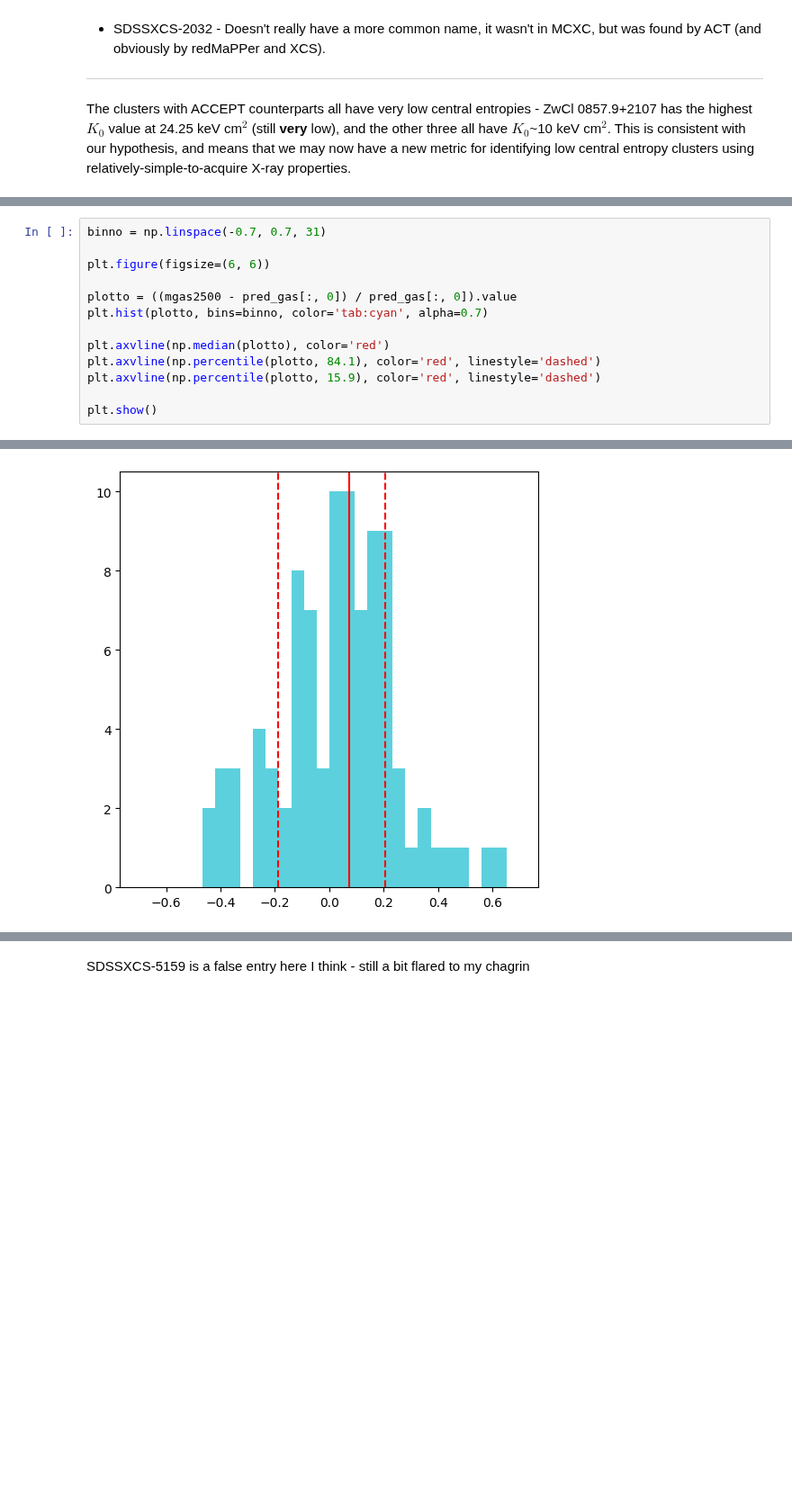
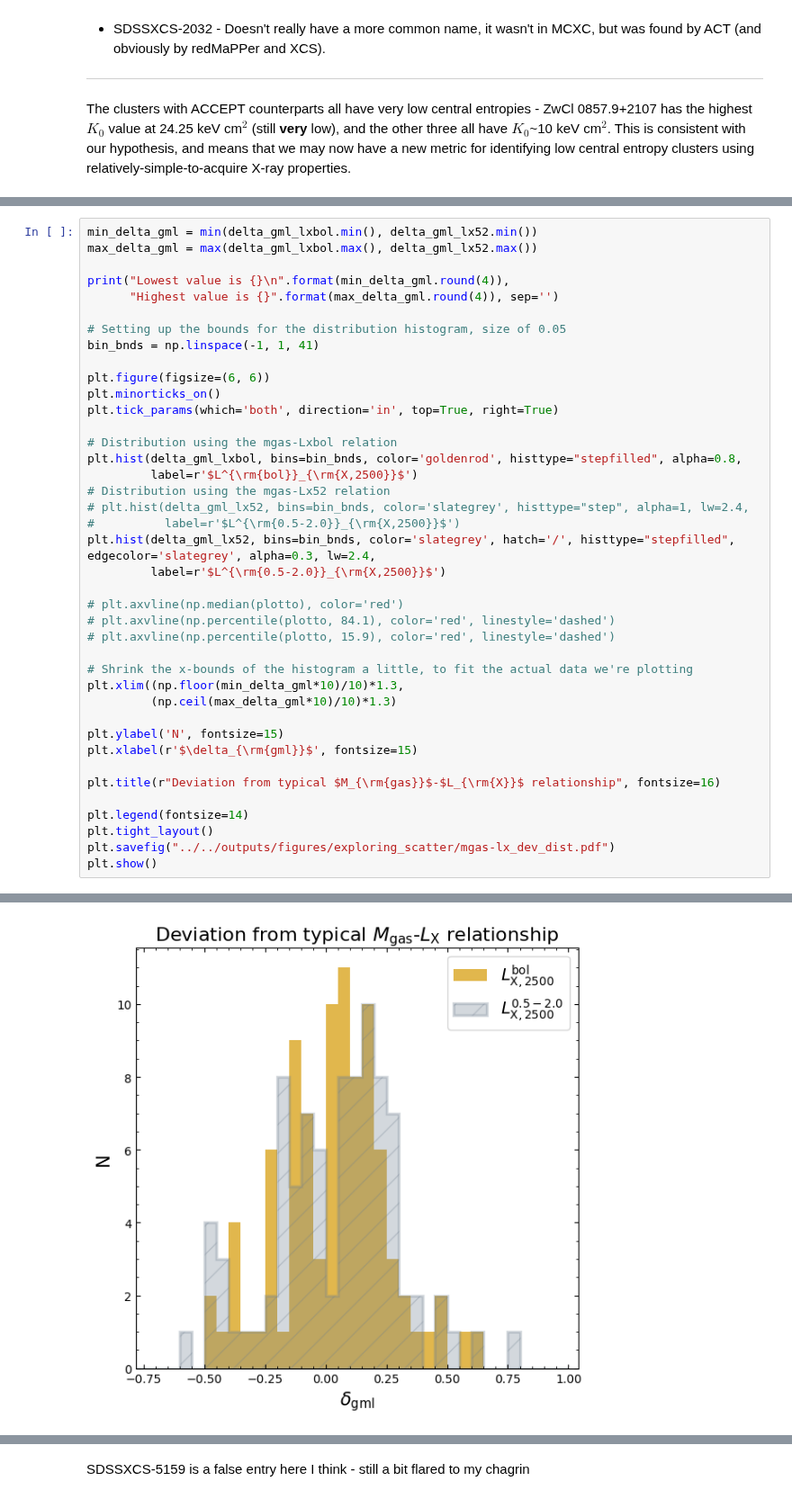
Before and after one commit to DavidT3/XCS-Mass-II-Analysis, a Jupyter notebook: notebooks/exploring_scatter/gasmass-Lx_as_scatter_diagnostic.ipynb, the cells around one changed output, grey strips where cells are left out. Shown at 90% size. Saved outputs shown, nothing was run; the diff lists cells and outputs as text; blank space fills up the shorter version.

Commit message:
Added a nice figure with the distribution of deviations from the mgas-lx relations

```diff
--- a/notebooks/exploring_scatter/gasmass-Lx_as_scatter_diagnostic.ipynb
+++ b/notebooks/exploring_scatter/gasmass-Lx_as_scatter_diagnostic.ipynb
@@ -221,14 +231,41 @@ pred_gas = mgas2500_lxbol_2500.predict(mgas2500_lxbol_2500.x_data[:, 0], x_error
 # %%
-binno = np.linspace(-0.7, 0.7, 31)
+min_delta_gml = min(delta_gml_lxbol.min(), delta_gml_lx52.min())
+max_delta_gml = max(delta_gml_lxbol.max(), delta_gml_lx52.max())
+
+print("Lowest value is {}\n".format(min_delta_gml.round(4)),
+      "Highest value is {}".format(max_delta_gml.round(4)), sep='')
+
+# Setting up the bounds for the distribution histogram, size of 0.05
+bin_bnds = np.linspace(-1, 1, 41)
 
 plt.figure(figsize=(6, 6))
+plt.minorticks_on()
+plt.tick_params(which='both', direction='in', top=True, right=True)
 
-plotto = ((mgas2500 - pred_gas[:, 0]) / pred_gas[:, 0]).value
-plt.hist(plotto, bins=binno, color='tab:cyan', alpha=0.7)
+# Distribution using the mgas-Lxbol relation
+plt.hist(delta_gml_lxbol, bins=bin_bnds, color='goldenrod', histtype="stepfilled", alpha=0.8,
+         label=r'$L^{\rm{bol}}_{\rm{X,2500}}$')
+# Distribution using the mgas-Lx52 relation
+# plt.hist(delta_gml_lx52, bins=bin_bnds, color='slategrey', histtype="step", alpha=1, lw=2.4,
+#          label=r'$L^{\rm{0.5-2.0}}_{\rm{X,2500}}$')
+plt.hist(delta_gml_lx52, bins=bin_bnds, color='slategrey', hatch='/', histtype="stepfilled", edgecolor='slategrey', alpha=0.3, lw=2.4,
+         label=r'$L^{\rm{0.5-2.0}}_{\rm{X,2500}}$')
 
-plt.axvline(np.median(plotto), color='red')
-plt.axvline(np.percentile(plotto, 84.1), color='red', linestyle='dashed')
-plt.axvline(np.percentile(plotto, 15.9), color='red', linestyle='dashed')
+# plt.axvline(np.median(plotto), color='red')
+# plt.axvline(np.percentile(plotto, 84.1), color='red', linestyle='dashed')
+# plt.axvline(np.percentile(plotto, 15.9), color='red', linestyle='dashed')
 
+# Shrink the x-bounds of the histogram a little, to fit the actual data we're plotting
+plt.xlim((np.floor(min_delta_gml*10)/10)*1.3,
+         (np.ceil(max_delta_gml*10)/10)*1.3)
+
+plt.ylabel('N', fontsize=15)
+plt.xlabel(r'$\delta_{\rm{gml}}$', fontsize=15)
+
+plt.title(r"Deviation from typical $M_{\rm{gas}}$-$L_{\rm{X}}$ relationship", fontsize=16)
+
+plt.legend(fontsize=14)
+plt.tight_layout()
+plt.savefig("../../outputs/figures/exploring_scatter/mgas-lx_dev_dist.pdf")
 plt.show()
 # %% [output]
@@ -235 +274 @@ plt.show()
-[figure, old version]
+[figure, new version]
```
Also changed, not shown: parts of 51 cells of this notebook, 1 other file.
